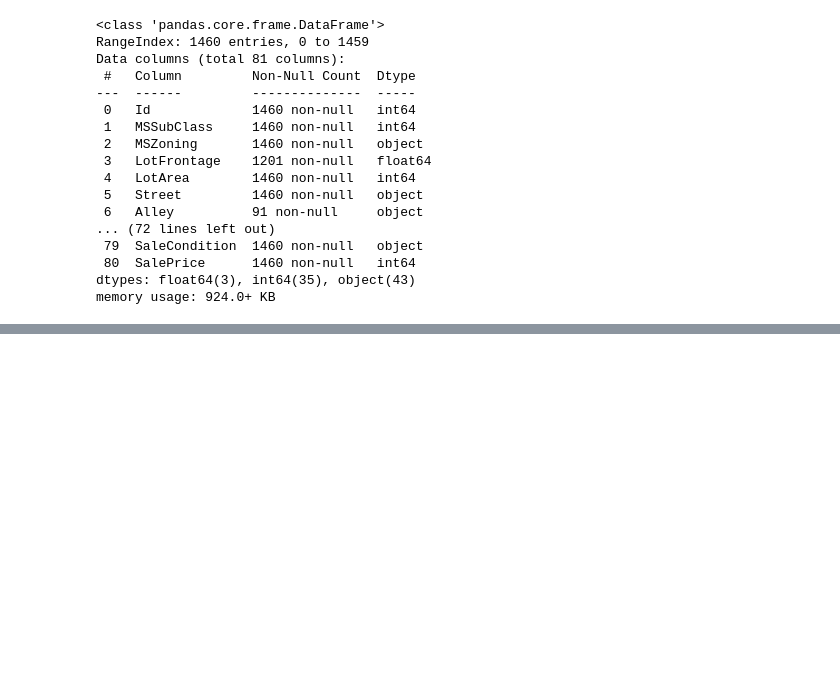
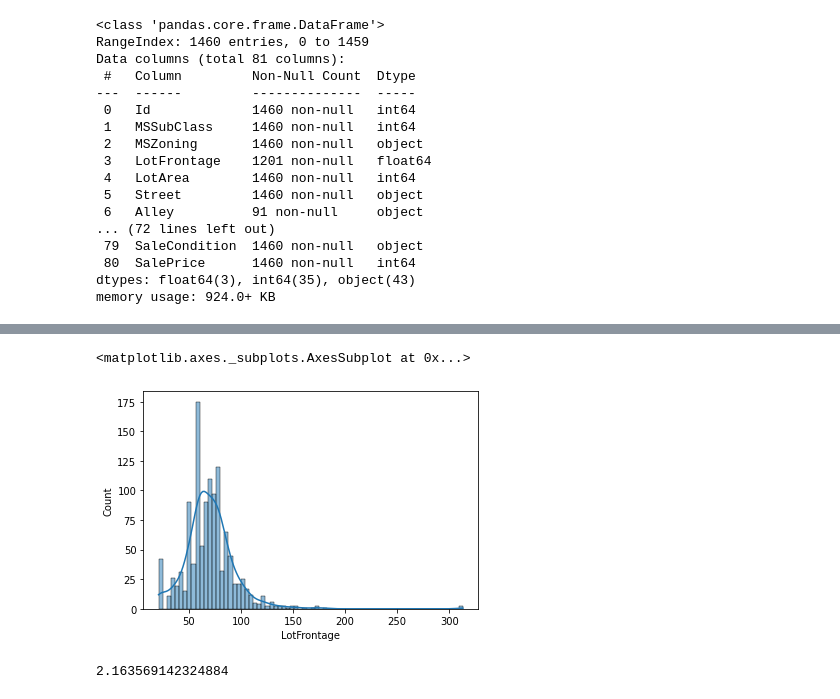
Before and after one commit to sumangupta87/House_Prices_Prediction_Kaggle, a Jupyter notebook: House_Prices_Prediction_Kaggle.ipynb, the cells around one changed output, grey strips where cells are left out. Drawn from its saved outputs; the diff is of its cells as text; code cells hidden in the pictures; blank space fills up the shorter version.

```diff
--- a/House_Prices_Prediction_Kaggle.ipynb
+++ b/House_Prices_Prediction_Kaggle.ipynb
@@ -37,3 +41,6 @@ Data columns (total 81 columns):
  80  SalePrice      1460 non-null   int64
 dtypes: float64(3), int64(35), object(43)
 memory usage: 924.0+ KB
+# %%
+# Finding the duplicates(if any) and dropping them
+train=train.drop_duplicates()
@@ -39,0 +99,33 @@ memory usage: 924.0+ KB
+# %%
+train['Alley'].fillna("No alley",inplace = True)
+test['Alley'].fillna("No alley",inplace = True)
+
+
+train['BsmtQual'].fillna("No Basement",inplace = True)
+test['BsmtQual'].fillna("No Basement",inplace = True)
+
+
+train['BsmtCond'].fillna("No Basement",inplace = True)
+test['BsmtCond'].fillna("No Basement",inplace = True)
+
+
+for cat in ['BsmtExposure','BsmtFinType1','BsmtFinType2']:
+  train[cat].fillna("No Basement",inplace = True)
+  test[cat].fillna("No Basement",inplace = True)
+
+for cat in ['GarageType','GarageFinish','GarageQual','GarageCond']:
+  train[cat].fillna("No Garage",inplace = True)
+  test[cat].fillna("No Garage",inplace = True)
+
+
+train['FireplaceQu'].fillna("No Fireplace",inplace = True)
+test['FireplaceQu'].fillna("No Fireplace",inplace = True)
+
+train['PoolQC'].fillna("No Pool",inplace = True)
+test['PoolQC'].fillna("No Pool",inplace = True)
+
+train['Fence'].fillna("No Fence",inplace = True)
+test['Fence'].fillna("No Fence",inplace = True)
+
+train['MiscFeature'].fillna("None",inplace = True)
+test['MiscFeature'].fillna("None",inplace = True)
@@ -39,0 +172,9 @@ memory usage: 924.0+ KB
+# %%
+sns.histplot(train['LotFrontage'],kde = True)
+# %% [output]
+<matplotlib.axes._subplots.AxesSubplot at 0x...>
+[figure, added]
+# %%
+train['LotFrontage'].skew()
+# %% [output]
+2.163569142324884
```
Also changed, not shown: parts of 255 cells of this notebook.
